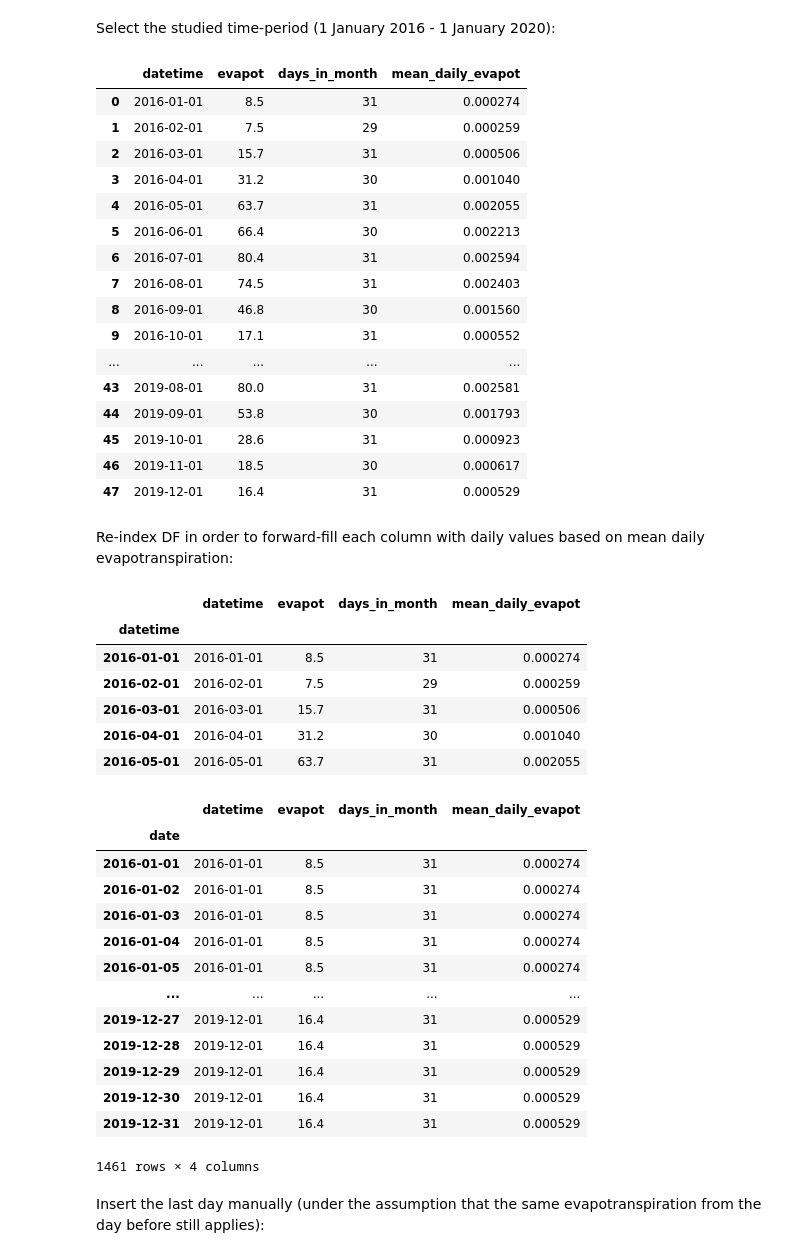
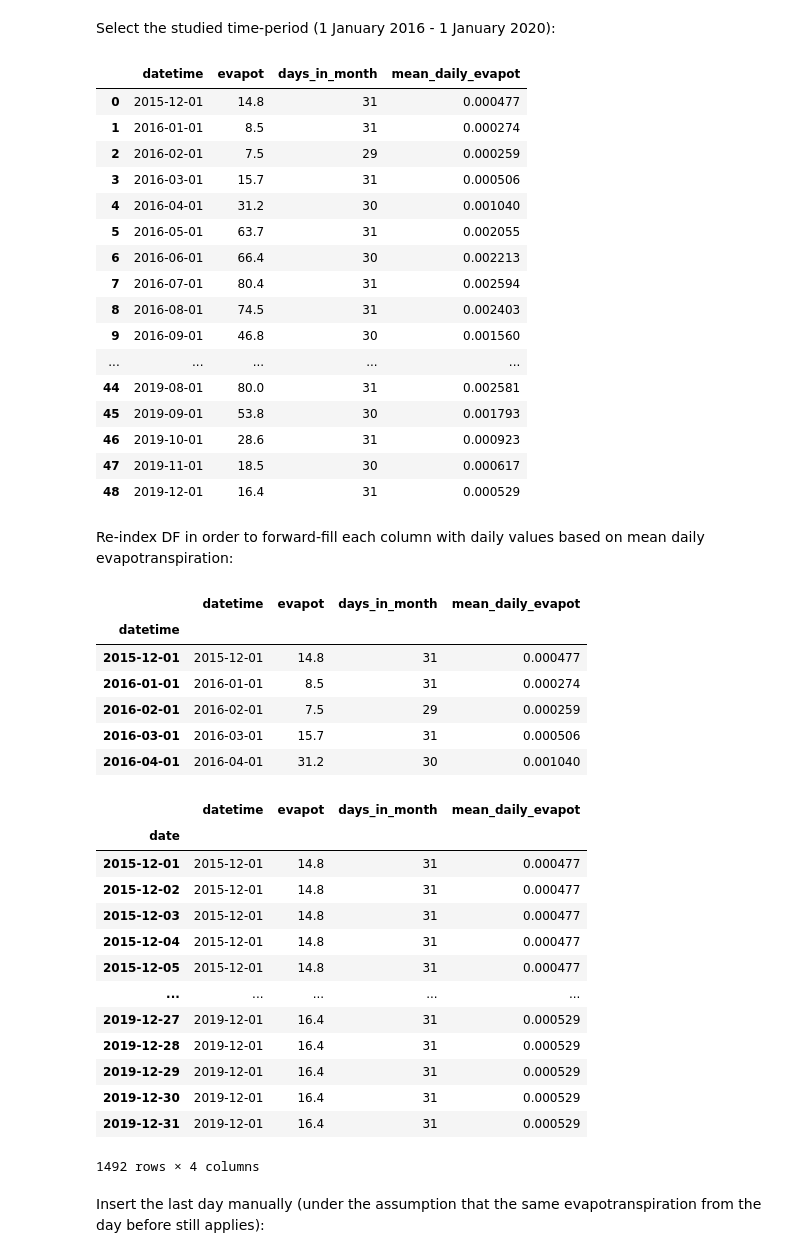
Before and after one commit to nikobenho/hagfors_gwm, a Jupyter notebook: notebooks/data_curation/setup_lumprem_model_input.ipynb, the cells around one changed output. Saved outputs shown, nothing was run; the diff lists cells and outputs as text; code cells hidden in the pictures.

```diff
--- a/notebooks/data_curation/setup_lumprem_model_input.ipynb
+++ b/notebooks/data_curation/setup_lumprem_model_input.ipynb
@@ -295,27 +295,27 @@ display(df2)
 # %% [markdown]
 Select the studied time-period (1 January 2016 - 1 January 2020):
 # %%
-mask = (df2['datetime'] > '2015-12-01') & (df2['datetime'] <= end_date) #Must be one month before the first
+mask = (df2['datetime'] > '2015-11-01') & (df2['datetime'] <= end_date) #Must be one month before the first
 df2 = df2.loc[mask].reset_index(drop=True)
 display(df2)
 # %% [output]
 |  | datetime | evapot | days_in_month | mean_daily_evapot |
-| 0 | 2016-01-01 | 8.5 | 31 | 0.000274 |
-| 1 | 2016-02-01 | 7.5 | 29 | 0.000259 |
-| 2 | 2016-03-01 | 15.7 | 31 | 0.000506 |
-| 3 | 2016-04-01 | 31.2 | 30 | 0.001040 |
-| 4 | 2016-05-01 | 63.7 | 31 | 0.002055 |
-| 5 | 2016-06-01 | 66.4 | 30 | 0.002213 |
-| 6 | 2016-07-01 | 80.4 | 31 | 0.002594 |
-| 7 | 2016-08-01 | 74.5 | 31 | 0.002403 |
-| 8 | 2016-09-01 | 46.8 | 30 | 0.001560 |
-| 9 | 2016-10-01 | 17.1 | 31 | 0.000552 |
+| 0 | 2015-12-01 | 14.8 | 31 | 0.000477 |
+| 1 | 2016-01-01 | 8.5 | 31 | 0.000274 |
+| 2 | 2016-02-01 | 7.5 | 29 | 0.000259 |
+| 3 | 2016-03-01 | 15.7 | 31 | 0.000506 |
+| 4 | 2016-04-01 | 31.2 | 30 | 0.001040 |
+| 5 | 2016-05-01 | 63.7 | 31 | 0.002055 |
+| 6 | 2016-06-01 | 66.4 | 30 | 0.002213 |
+| 7 | 2016-07-01 | 80.4 | 31 | 0.002594 |
+| 8 | 2016-08-01 | 74.5 | 31 | 0.002403 |
+| 9 | 2016-09-01 | 46.8 | 30 | 0.001560 |
 | ... | ... | ... | ... | ... |
-| 43 | 2019-08-01 | 80.0 | 31 | 0.002581 |
-| 44 | 2019-09-01 | 53.8 | 30 | 0.001793 |
-| 45 | 2019-10-01 | 28.6 | 31 | 0.000923 |
-| 46 | 2019-11-01 | 18.5 | 30 | 0.000617 |
-| 47 | 2019-12-01 | 16.4 | 31 | 0.000529 |
+| 44 | 2019-08-01 | 80.0 | 31 | 0.002581 |
+| 45 | 2019-09-01 | 53.8 | 30 | 0.001793 |
+| 46 | 2019-10-01 | 28.6 | 31 | 0.000923 |
+| 47 | 2019-11-01 | 18.5 | 30 | 0.000617 |
+| 48 | 2019-12-01 | 16.4 | 31 | 0.000529 |
 # %% [markdown]
 Re-index DF in order to forward-fill each column with daily values based on mean daily evapotranspiration:
 # %%
@@ -324,11 +324,11 @@ df2.head()
 # %% [output]
 |  | datetime | evapot | days_in_month | mean_daily_evapot |
 | datetime |  |  |  |  |
+| 2015-12-01 | 2015-12-01 | 14.8 | 31 | 0.000477 |
 | 2016-01-01 | 2016-01-01 | 8.5 | 31 | 0.000274 |
 | 2016-02-01 | 2016-02-01 | 7.5 | 29 | 0.000259 |
 | 2016-03-01 | 2016-03-01 | 15.7 | 31 | 0.000506 |
 | 2016-04-01 | 2016-04-01 | 31.2 | 30 | 0.001040 |
-| 2016-05-01 | 2016-05-01 | 63.7 | 31 | 0.002055 |
 # %%
 start_date = df2.index.min() - pd.DateOffset(day=1)
 end_date = df2.index.max() + pd.DateOffset(day=31)
@@ -340,18 +340,18 @@ display(df2)
 # %% [output]
 |  | datetime | evapot | days_in_month | mean_daily_evapot |
 | date |  |  |  |  |
-| 2016-01-01 | 2016-01-01 | 8.5 | 31 | 0.000274 |
-| 2016-01-02 | 2016-01-01 | 8.5 | 31 | 0.000274 |
-| 2016-01-03 | 2016-01-01 | 8.5 | 31 | 0.000274 |
-| 2016-01-04 | 2016-01-01 | 8.5 | 31 | 0.000274 |
-| 2016-01-05 | 2016-01-01 | 8.5 | 31 | 0.000274 |
+| 2015-12-01 | 2015-12-01 | 14.8 | 31 | 0.000477 |
+| 2015-12-02 | 2015-12-01 | 14.8 | 31 | 0.000477 |
+| 2015-12-03 | 2015-12-01 | 14.8 | 31 | 0.000477 |
+| 2015-12-04 | 2015-12-01 | 14.8 | 31 | 0.000477 |
+| 2015-12-05 | 2015-12-01 | 14.8 | 31 | 0.000477 |
 | ... | ... | ... | ... | ... |
 | 2019-12-27 | 2019-12-01 | 16.4 | 31 | 0.000529 |
 | 2019-12-28 | 2019-12-01 | 16.4 | 31 | 0.000529 |
 | 2019-12-29 | 2019-12-01 | 16.4 | 31 | 0.000529 |
 | 2019-12-30 | 2019-12-01 | 16.4 | 31 | 0.000529 |
 | 2019-12-31 | 2019-12-01 | 16.4 | 31 | 0.000529 |
-1461 rows × 4 columns
+1492 rows × 4 columns
 # %% [markdown]
 Insert the last day manually (under the assumption that the same evapotranspiration from the day before still applies):
 # %%
```
Also changed, not shown: parts of 7 cells of this notebook, 46 other files.
